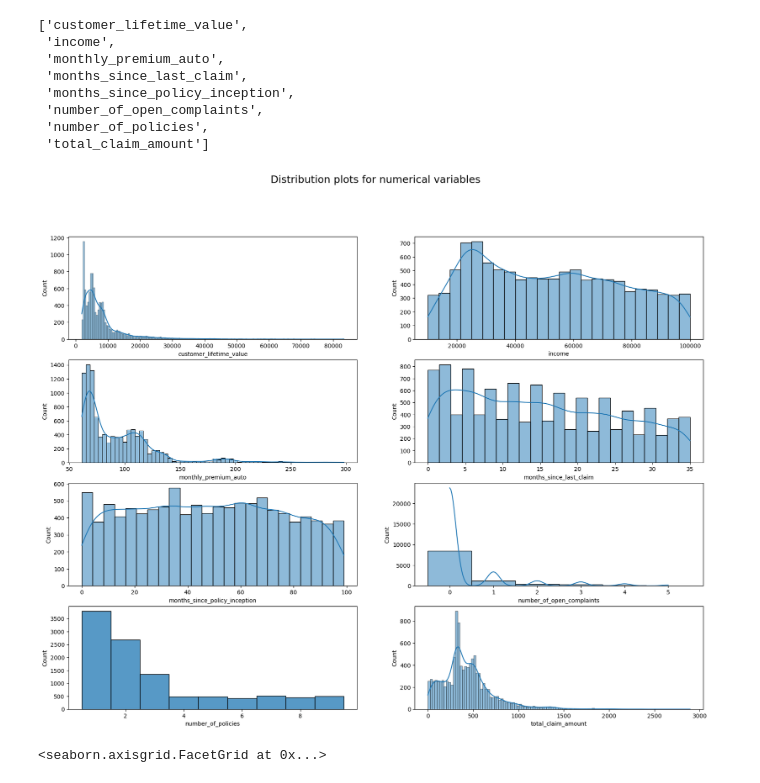
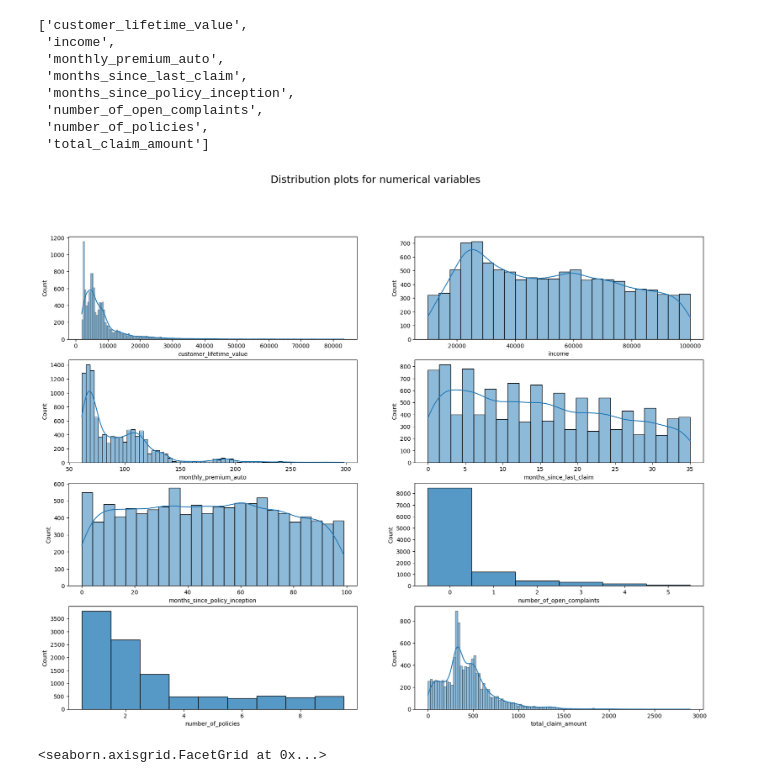
Before and after one commit to HannaFox/IH_Labs, a Jupyter notebook: 11_Lab_EDA_Customer_Analysis_Case_Study.ipynb, the cells around one changed output. Saved outputs shown, nothing was run; the diff lists cells and outputs as text; code cells hidden in the pictures.

```diff
--- a/11_Lab_EDA_Customer_Analysis_Case_Study.ipynb
+++ b/11_Lab_EDA_Customer_Analysis_Case_Study.ipynb
@@ -108,16 +108,16 @@ numerical.columns.values.tolist()
 # %%
 fig, ax = plt.subplots(4,2, figsize=(20,15))
 fig.suptitle("Distribution plots for numerical variables", fontsize=18)
 _=sns.histplot(numerical, x="customer_lifetime_value", kde = True, ax = ax[0,0])
 _=sns.histplot(numerical, x="income", ax = ax[0,1], kde = True)
 _=sns.histplot(numerical, x="monthly_premium_auto", ax = ax[1,0],kde = True)
 _=sns.histplot(numerical, x="months_since_last_claim", ax = ax[1,1],kde = True)
 _=sns.histplot(numerical, x="months_since_policy_inception", ax = ax[2,0],kde = True)
-_=sns.histplot(numerical, x="number_of_open_complaints", discrete=True, ax = ax[2,1],kde = True)
+_=sns.histplot(numerical, x="number_of_open_complaints", discrete=True, ax = ax[2,1],kde = False) #because disrete data, line makes no sense
 _=sns.histplot(numerical, x="number_of_policies", discrete=True, binwidth=0.9, ax = ax[3,0])
 _=sns.histplot(numerical, x="total_claim_amount", ax = ax[3,1],kde = True)
 # %% [output]
-[figure, old version]
+[figure, new version]
 # %%
 sns.displot(numerical, x="income", binwidth=1000) #means first bin goes from 0 to 1000Dollar
 # %% [output]
```
Also changed, not shown: 5 other files.
